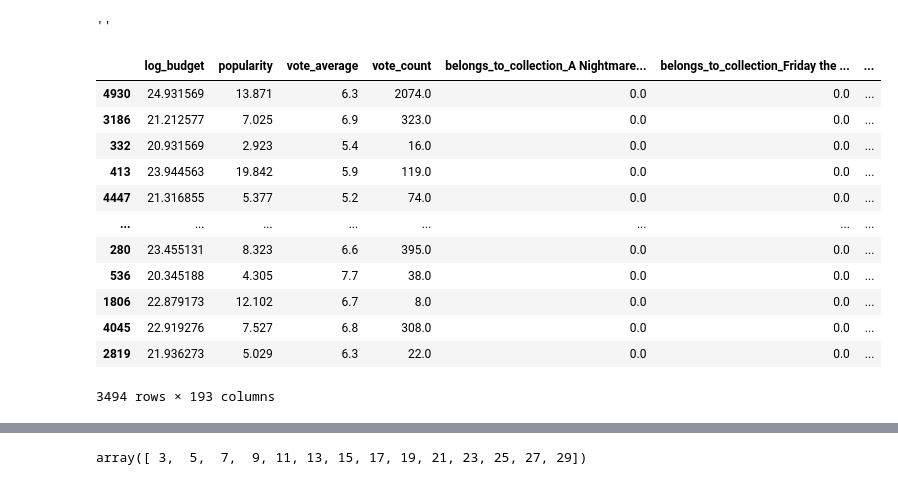
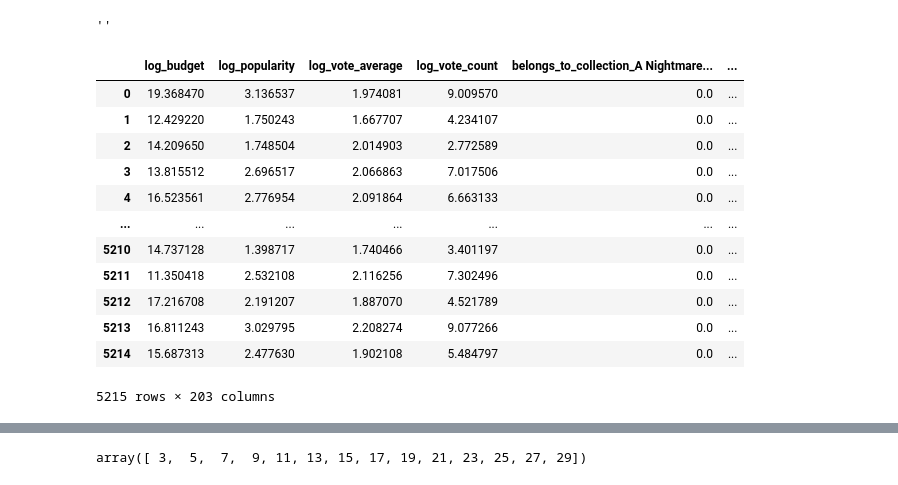
Before and after one commit to SharonPeled/hw1_094295, a Jupyter notebook: prediction_models.ipynb, the cells around one changed output, grey strips where cells are left out. Saved outputs shown, nothing was run; the diff lists cells and outputs as text; code cells hidden in the pictures.

```diff
--- a/prediction_models.ipynb
+++ b/prediction_models.ipynb
@@ -36,22 +36,24 @@ DATA_FOLDER = "/StudentData/hw1/"
 # %%
 X_train_all = pd.read_csv(DATA_FOLDER + "X_train.csv")
 y_train_all = pd.read_csv(DATA_FOLDER + "y_train.csv")
-X_train, X_valid, y_train, y_valid = train_test_split(X_train_all, y_train_all, test_size=0.33)
+# X_train, X_valid, y_train, y_valid = train_test_split(X_train_all, y_train_all, test_size=0.33)
+X_train = X_train_all
+y_train = y_train_all
 X_train
 # %% [output]
-|  | log_budget | popularity | vote_average | vote_count | belongs_to_collection_A Nightmare... | belongs_to_collection_Friday the ... | ... |
-| 4930 | 24.931569 | 13.871 | 6.3 | 2074.0 | 0.0 | 0.0 | ... |
-| 3186 | 21.212577 | 7.025 | 6.9 | 323.0 | 0.0 | 0.0 | ... |
-| 332 | 20.931569 | 2.923 | 5.4 | 16.0 | 0.0 | 0.0 | ... |
-| 413 | 23.944563 | 19.842 | 5.9 | 119.0 | 0.0 | 0.0 | ... |
-| 4447 | 21.316855 | 5.377 | 5.2 | 74.0 | 0.0 | 0.0 | ... |
-| ... | ... | ... | ... | ... | ... | ... | ... |
-| 280 | 23.455131 | 8.323 | 6.6 | 395.0 | 0.0 | 0.0 | ... |
-| 536 | 20.345188 | 4.305 | 7.7 | 38.0 | 0.0 | 0.0 | ... |
-| 1806 | 22.879173 | 12.102 | 6.7 | 8.0 | 0.0 | 0.0 | ... |
-| 4045 | 22.919276 | 7.527 | 6.8 | 308.0 | 0.0 | 0.0 | ... |
-| 2819 | 21.936273 | 5.029 | 6.3 | 22.0 | 0.0 | 0.0 | ... |
+|  | log_budget | log_popularity | log_vote_average | log_vote_count | belongs_to_collection_A Nightmare... | ... |
+| 0 | 19.368470 | 3.136537 | 1.974081 | 9.009570 | 0.0 | ... |
+| 1 | 12.429220 | 1.750243 | 1.667707 | 4.234107 | 0.0 | ... |
+| 2 | 14.209650 | 1.748504 | 2.014903 | 2.772589 | 0.0 | ... |
+| 3 | 13.815512 | 2.696517 | 2.066863 | 7.017506 | 0.0 | ... |
+| 4 | 16.523561 | 2.776954 | 2.091864 | 6.663133 | 0.0 | ... |
+| ... | ... | ... | ... | ... | ... | ... |
+| 5210 | 14.737128 | 1.398717 | 1.740466 | 3.401197 | 0.0 | ... |
+| 5211 | 11.350418 | 2.532108 | 2.116256 | 7.302496 | 0.0 | ... |
+| 5212 | 17.216708 | 2.191207 | 1.887070 | 4.521789 | 0.0 | ... |
+| 5213 | 16.811243 | 3.029795 | 2.208274 | 9.077266 | 0.0 | ... |
+| 5214 | 15.687313 | 2.477630 | 1.902108 | 5.484797 | 0.0 | ... |
-3494 rows × 193 columns
+5215 rows × 203 columns
 # %%
 def plot_prediction_stats(X_valid,y_valid,y_pred):
     # see where the model is failing so we can think of ways to improve it.
```
Also changed, not shown: parts of 9 cells of this notebook, 1 other file.
